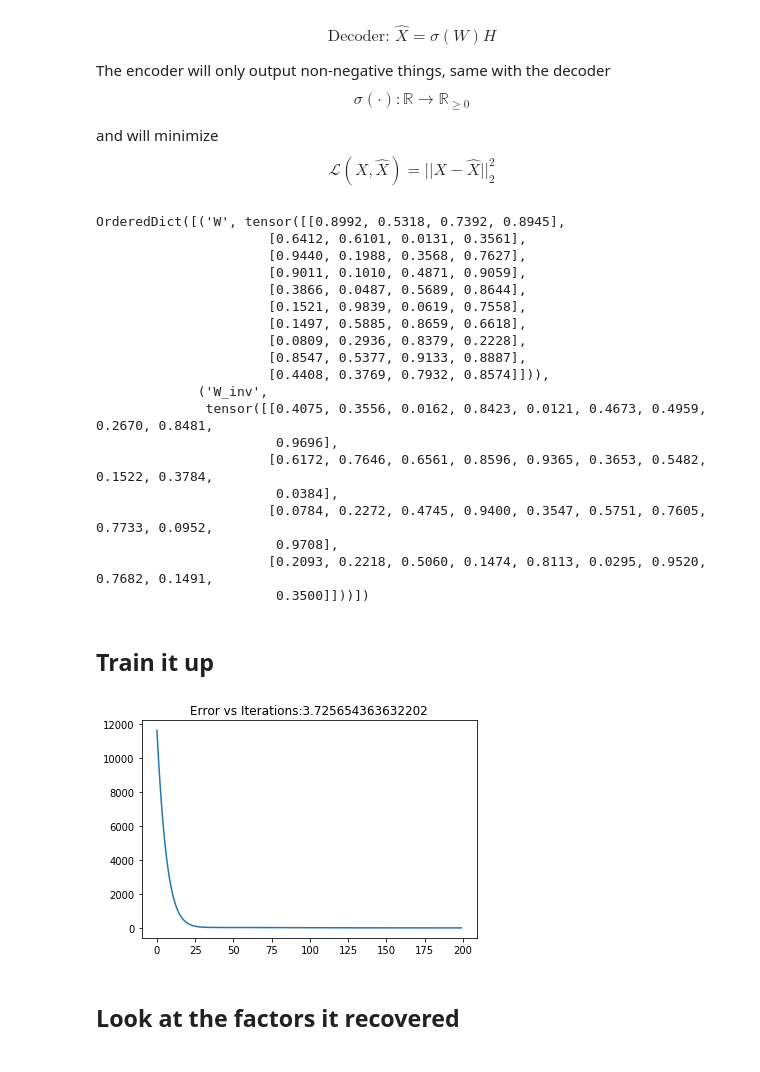
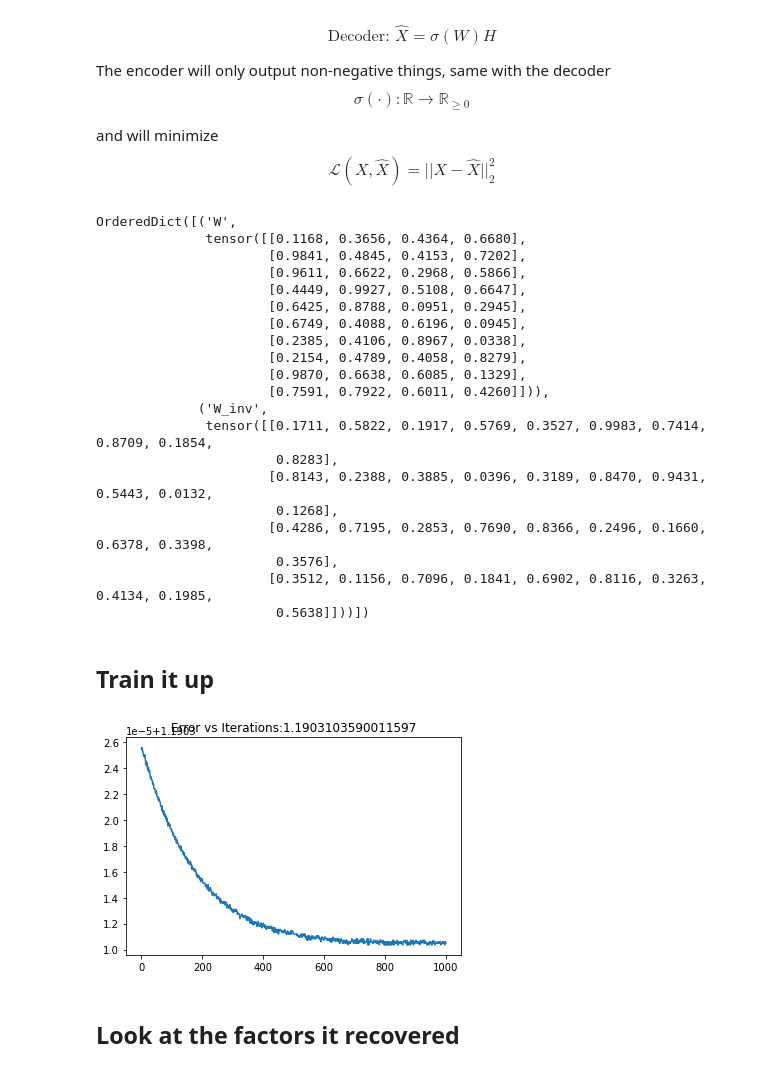
Before and after one commit to Aaron09/torchfactor, a Jupyter notebook: neuaral_factor_demo.ipynb, the cells around one changed output. Drawn from its saved outputs; the diff is of its cells as text; code cells hidden in the pictures.

```diff
--- a/neuaral_factor_demo.ipynb
+++ b/neuaral_factor_demo.ipynb
@@ -63,10 +63,10 @@ class NMF_Net(nn.Module):
     def get_W(self):
         return self.W.data
 # %%
+# Expected size of W is (first_param x second_param) expected size of H is (second_param x first_param)
 net = NMF_Net(X.shape[0], 4)
 optimizer = torch.optim.Adam(net.parameters(), lr=2e-2)
 X_tensor = torch.FloatTensor(X)
-n_trials = 200
 
 def loss(x, x_hat):
     return ((x - x_hat)**2).sum()
@@ -74,45 +74,47 @@ def loss(x, x_hat):
 net.train()
 net.state_dict()
 # %% [output]
-OrderedDict([('W', tensor([[0.8992, 0.5318, 0.7392, 0.8945],
-                      [0.6412, 0.6101, 0.0131, 0.3561],
-                      [0.9440, 0.1988, 0.3568, 0.7627],
-                      [0.9011, 0.1010, 0.4871, 0.9059],
-                      [0.3866, 0.0487, 0.5689, 0.8644],
-                      [0.1521, 0.9839, 0.0619, 0.7558],
-                      [0.1497, 0.5885, 0.8659, 0.6618],
-                      [0.0809, 0.2936, 0.8379, 0.2228],
-                      [0.8547, 0.5377, 0.9133, 0.8887],
-                      [0.4408, 0.3769, 0.7932, 0.8574]])),
+OrderedDict([('W',
+              tensor([[0.1168, 0.3656, 0.4364, 0.6680],
+                      [0.9841, 0.4845, 0.4153, 0.7202],
+                      [0.9611, 0.6622, 0.2968, 0.5866],
+                      [0.4449, 0.9927, 0.5108, 0.6647],
+                      [0.6425, 0.8788, 0.0951, 0.2945],
+                      [0.6749, 0.4088, 0.6196, 0.0945],
+                      [0.2385, 0.4106, 0.8967, 0.0338],
+                      [0.2154, 0.4789, 0.4058, 0.8279],
+                      [0.9870, 0.6638, 0.6085, 0.1329],
+                      [0.7591, 0.7922, 0.6011, 0.4260]])),
              ('W_inv',
-              tensor([[0.4075, 0.3556, 0.0162, 0.8423, 0.0121, 0.4673, 0.4959, 0.2670, 0.8481,
-                       0.9696],
-                      [0.6172, 0.7646, 0.6561, 0.8596, 0.9365, 0.3653, 0.5482, 0.1522, 0.3784,
-                       0.0384],
-                      [0.0784, 0.2272, 0.4745, 0.9400, 0.3547, 0.5751, 0.7605, 0.7733, 0.0952,
-                       0.9708],
-                      [0.2093, 0.2218, 0.5060, 0.1474, 0.8113, 0.0295, 0.9520, 0.7682, 0.1491,
-                       0.3500]]))])
+              tensor([[0.1711, 0.5822, 0.1917, 0.5769, 0.3527, 0.9983, 0.7414, 0.8709, 0.1854,
+                       0.8283],
+                      [0.8143, 0.2388, 0.3885, 0.0396, 0.3189, 0.8470, 0.9431, 0.5443, 0.0132,
+                       0.1268],
+                      [0.4286, 0.7195, 0.2853, 0.7690, 0.8366, 0.2496, 0.1660, 0.6378, 0.3398,
+                       0.3576],
+                      [0.3512, 0.1156, 0.7096, 0.1841, 0.6902, 0.8116, 0.3263, 0.4134, 0.1985,
+                       0.5638]]))])
 # %% [markdown]
 ## Train it up
 # %%
+n_trials = 1000
 losses = np.zeros(n_trials)
 for i in tqdm.tqdm(range(n_trials)):
 
     X_hat = net(X_tensor)
     cur_loss = loss(X_tensor, X_hat)
 
     optimizer.zero_grad()
     cur_loss.backward()
     optimizer.step()
 
     losses[i] = cur_loss.item()
 
 plt.plot(losses)
 plt.title('Error vs Iterations:{}'.format(np.min(losses)))
 plt.show()
 # %% [output]
-[figure, old version]
+[figure, new version]
 # %% [markdown]
 ## Look at the factors it recovered
 # %%
```
Also changed, not shown: parts of 12 cells of this notebook.
